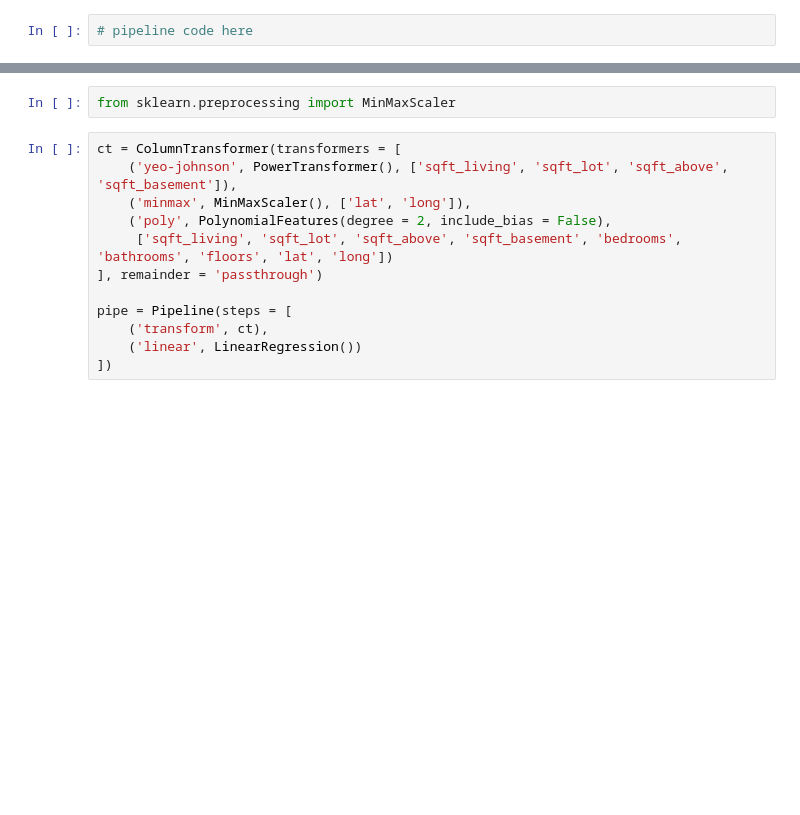
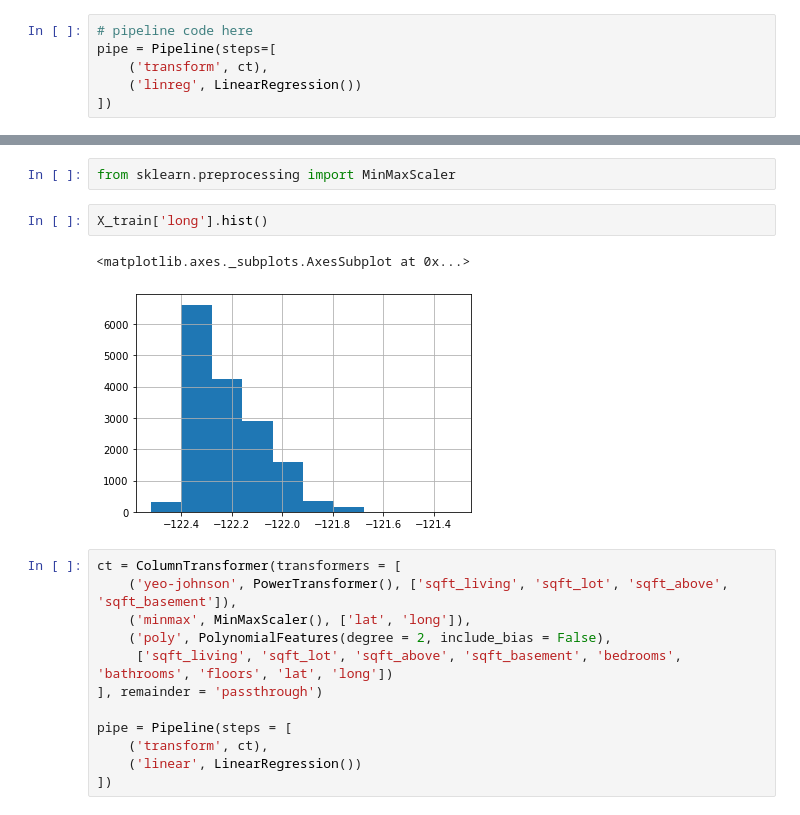
Before and after one commit to NSS-Data-Instructional-Stuff/data_science, a Jupyter notebook: Stats_and_ML/Supervised_Learning/ML_02_Multiple_Regression/Multiple_Linear_Regression-Part_1.ipynb, the cells around one changed output, grey strips where cells are left out. Cells and saved outputs as stored; diff of their text form; blank space fills up the shorter version.

```diff
--- a/Stats_and_ML/Supervised_Learning/ML_02_Multiple_Regression/Multiple_Linear_Regression-Part_1.ipynb
+++ b/Stats_and_ML/Supervised_Learning/ML_02_Multiple_Regression/Multiple_Linear_Regression-Part_1.ipynb
@@ -227,3 +273,7 @@ ct = ColumnTransformer(transformers = [
 Now, we can create a Pipeline that includes this transformer.
 # %%
 # pipeline code here
+pipe = Pipeline(steps=[
+    ('transform', ct),
+    ('linreg', LinearRegression())
+])
@@ -350,6 +432,11 @@ mean_absolute_error(y_test, ttr.predict(X_test))
 Finally, let's think about the lat/long features. Currently, the model will look for a linear relationship between them and the target. However, there might be a nonlinear relationship that we can capture by including them in our polynomial features. To keep the values from getting too large, it might be a good idea to also pass lat/long through a MinMaxScaler, which will squish them into the interval [0,1].
 # %%
 from sklearn.preprocessing import MinMaxScaler
+# %%
+X_train['long'].hist()
+# %% [output]
+<matplotlib.axes._subplots.AxesSubplot at 0x...>
+[figure, added]
 # %%
 ct = ColumnTransformer(transformers = [
     ('yeo-johnson', PowerTransformer(), ['sqft_living', 'sqft_lot', 'sqft_above', 'sqft_basement']),
```
Also changed, not shown: parts of 43 cells of this notebook.
